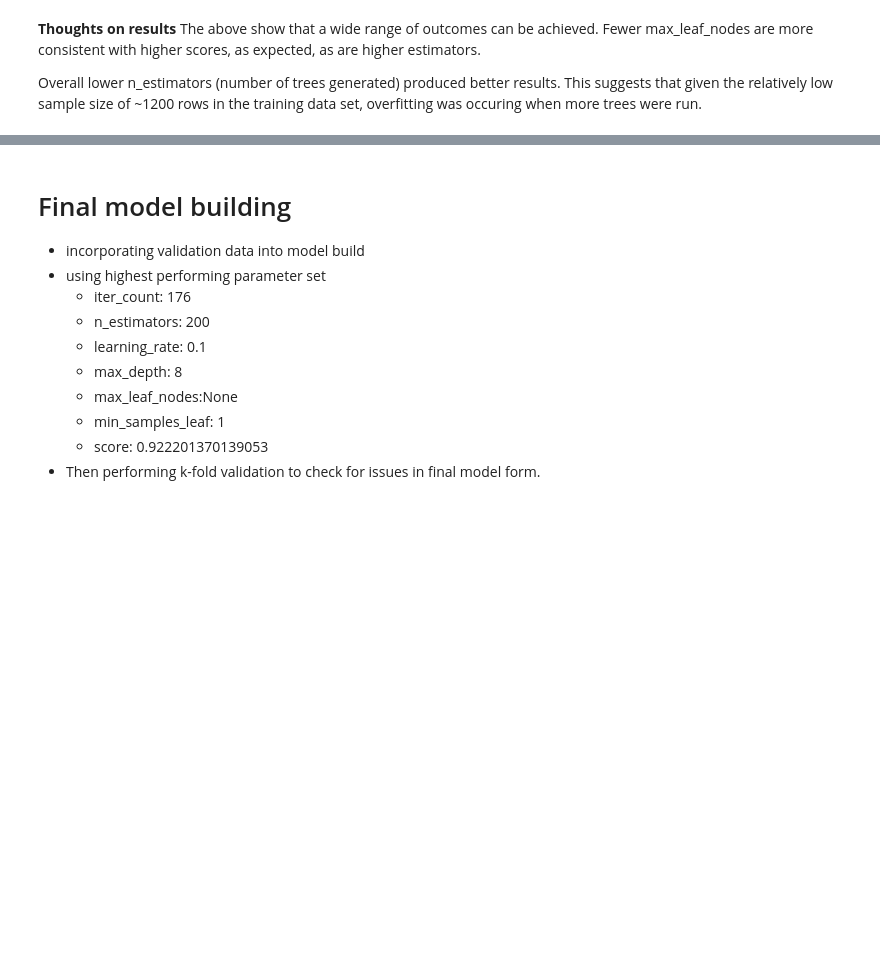
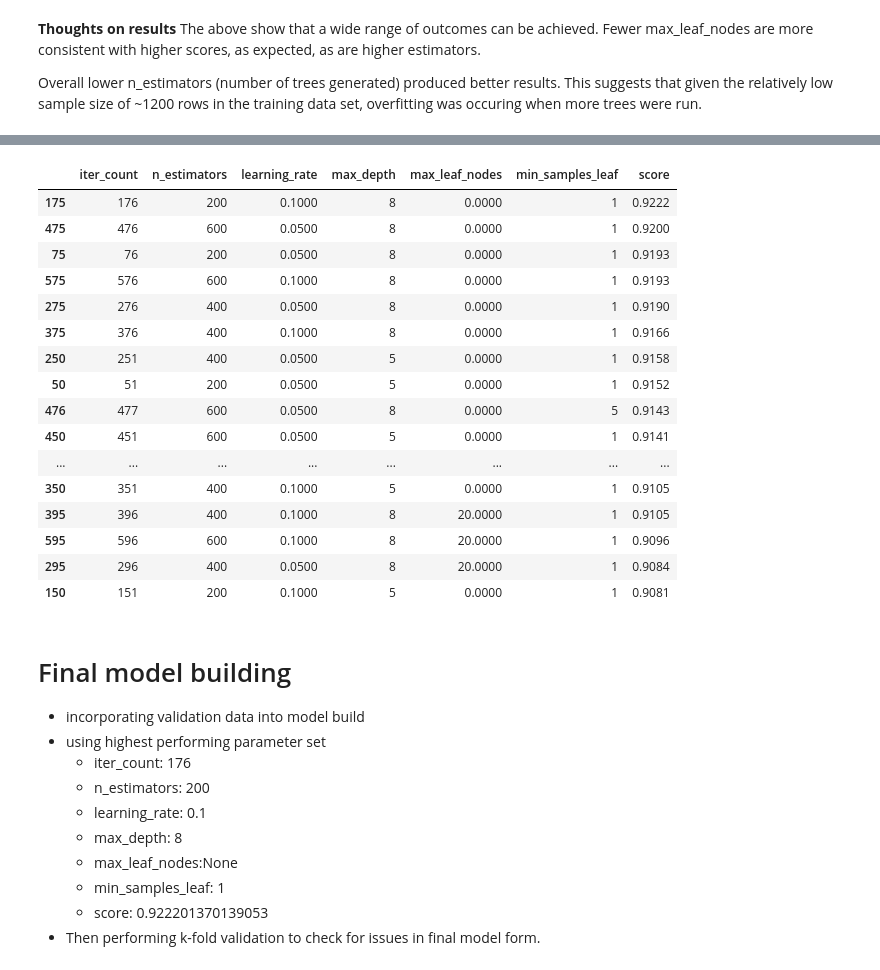
Before and after one commit to Lothdyn/my-1019-repo, a Jupyter notebook: Homework/Unit3/iowa-full-working/iowa_full_03_model_build.ipynb, the cells around one changed output, grey strips where cells are left out. Cells and saved outputs as stored; diff of their text form; code cells hidden in the pictures; blank space fills up the shorter version.

```diff
--- a/Homework/Unit3/iowa-full-working/iowa_full_03_model_build.ipynb
+++ b/Homework/Unit3/iowa-full-working/iowa_full_03_model_build.ipynb
@@ -699,3 +700,12 @@ save_iter_vars
 # %%
 with open("model_param_sweep_scores.txt","w") as output:
     output.write(str(save_iter_vars))
+# %%
+# Logic to pull in parameter sweep data into list from file
+file_object = open("model_param_sweep_scores.txt","r")
+save_iter_vars = []
+for l in file_object:
+    save_iter_vars.append(l)
+file_object.close()
+
+save_iter_vars
@@ -702,3 +714,28 @@ with open("model_param_sweep_scores.txt","w") as output:
+# %%
+temp_list = []
+start_dict=False
+
+for i in save_iter_vars[0]:
+        if i == "{":
+            start_dict = True
+            new_str = i
+        elif start_dict == True and i != "}" :
+            new_str += i
+        elif i == "}":
+            new_str += i
+            new_str.replace("'",'"')
+            temp_dict = eval(new_str)
+            temp_list.append(temp_dict)
+            start_dict = False
+
+save_iter_vars = temp_list
+
+#a = "{'iter_count': 1, 'n_estimators': 200, 'learning_rate': 0.05, 'max_depth': 3, 'max_leaf_nodes': None, 'min_samples_leaf': 1, 'score': 0.9067001085429429}"
+#a.replace("'",'"')
+
+#a= '{"iter_count": 1, "n_estimators": 200, "learning_rate": 0.05, "max_depth": 3, "max_leaf_nodes": None, "min_samples_leaf": 1, "score": 0.9067001085429429}'
+#print(a)
+#test = eval(a)
 # %%
 col_names = list(save_iter_vars[0].keys())
 col_vals = []
@@ -834,3 +877,23 @@ Overall lower n_estimators (number of trees generated) produced better results.
+# %%
+param_sweep_df.sort_values(by='score',ascending=False).head(20)
+# %% [output]
+|  | iter_count | n_estimators | learning_rate | max_depth | max_leaf_nodes | min_samples_leaf | score |
+| 175 | 176 | 200 | 0.1000 | 8 | 0.0000 | 1 | 0.9222 |
+| 475 | 476 | 600 | 0.0500 | 8 | 0.0000 | 1 | 0.9200 |
+| 75 | 76 | 200 | 0.0500 | 8 | 0.0000 | 1 | 0.9193 |
+| 575 | 576 | 600 | 0.1000 | 8 | 0.0000 | 1 | 0.9193 |
+| 275 | 276 | 400 | 0.0500 | 8 | 0.0000 | 1 | 0.9190 |
+| 375 | 376 | 400 | 0.1000 | 8 | 0.0000 | 1 | 0.9166 |
+| 250 | 251 | 400 | 0.0500 | 5 | 0.0000 | 1 | 0.9158 |
+| 50 | 51 | 200 | 0.0500 | 5 | 0.0000 | 1 | 0.9152 |
+| 476 | 477 | 600 | 0.0500 | 8 | 0.0000 | 5 | 0.9143 |
+| 450 | 451 | 600 | 0.0500 | 5 | 0.0000 | 1 | 0.9141 |
+| ... | ... | ... | ... | ... | ... | ... | ... |
+| 350 | 351 | 400 | 0.1000 | 5 | 0.0000 | 1 | 0.9105 |
+| 395 | 396 | 400 | 0.1000 | 8 | 20.0000 | 1 | 0.9105 |
+| 595 | 596 | 600 | 0.1000 | 8 | 20.0000 | 1 | 0.9096 |
+| 295 | 296 | 400 | 0.0500 | 8 | 20.0000 | 1 | 0.9084 |
+| 150 | 151 | 200 | 0.1000 | 5 | 0.0000 | 1 | 0.9081 |
 # %% [markdown]
 # Final model building
 * incorporating validation data into model build
```
Also changed, not shown: parts of 27 cells of this notebook, 1 other file.
